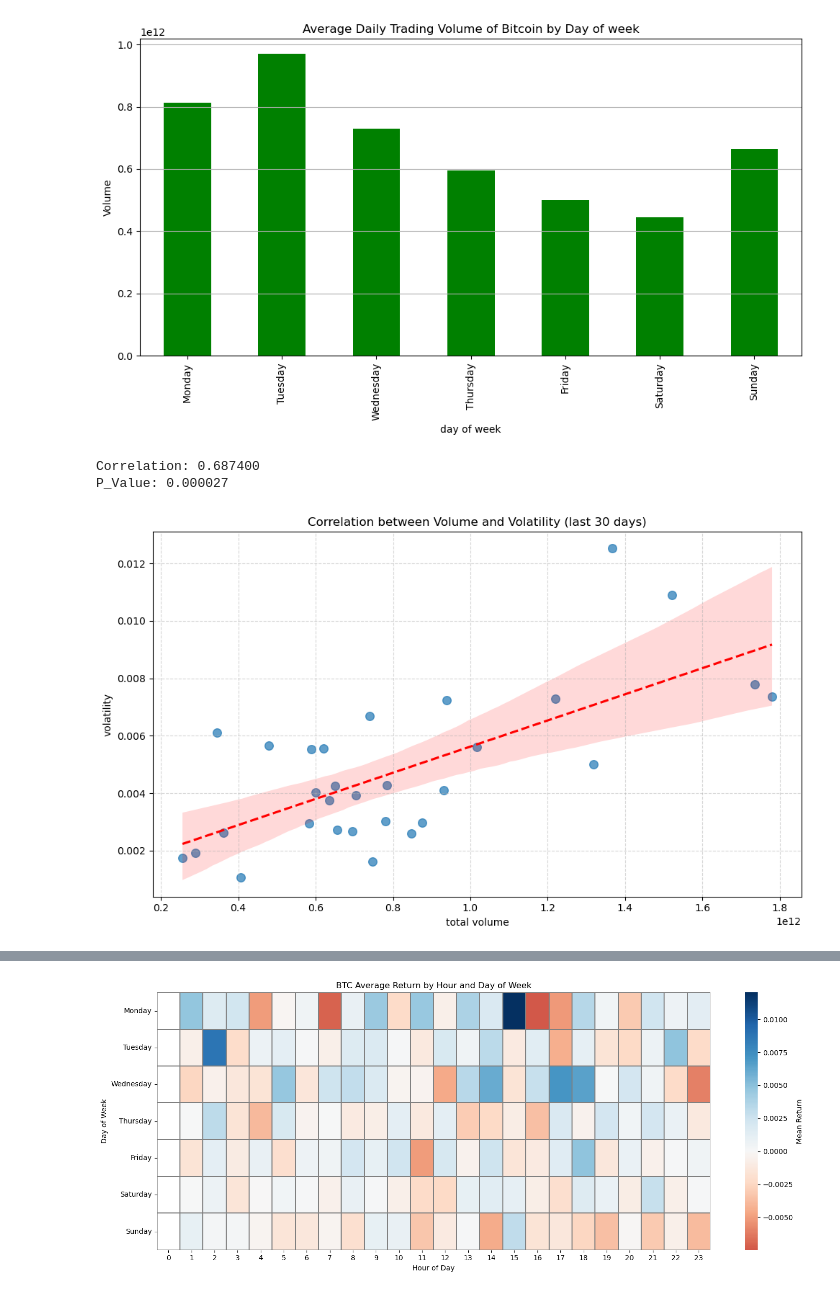
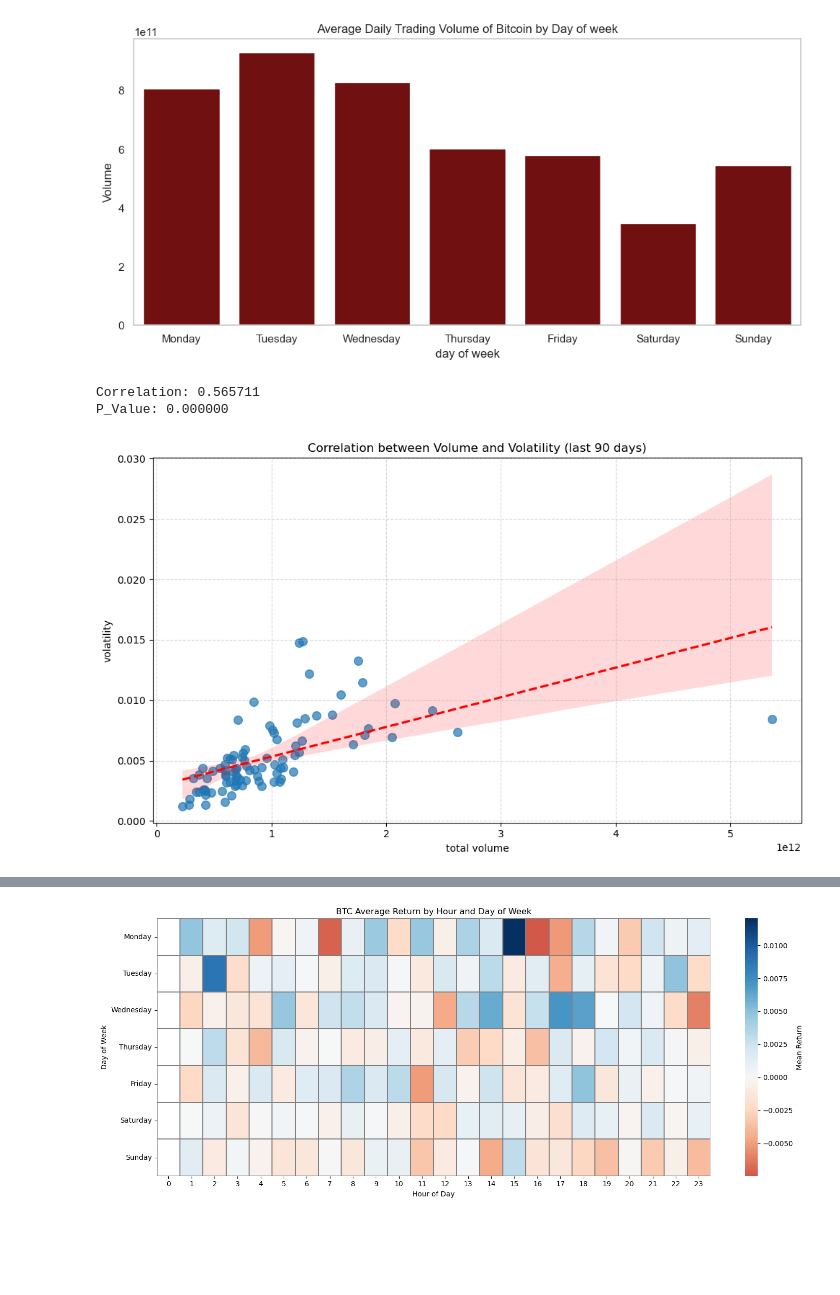
Before and after one commit to moyu1011-hka/hausarbeit-info2, a Jupyter notebook: test_coingecko_with_jupyter.ipynb, the cells around one changed output, grey strips where cells are left out. Saved outputs shown, nothing was run; the diff lists cells and outputs as text; code cells hidden in the pictures; blank space fills up the shorter version.

```diff
--- a/test_coingecko_with_jupyter.ipynb
+++ b/test_coingecko_with_jupyter.ipynb
@@ -8,6 +8,9 @@ from scipy.stats import pearsonr
 import seaborn as sns
 # %%
 #connecting api
+import sys
+sys.path.append('.')
+from api_key import API_KEY
 
 url = "https://api.coingecko.com/api/v3/coins/bitcoin/market_chart" #api end point
 
@@ -16,7 +19,7 @@ currency = 'usd'
 
 headers = {
     "accept": "application/json",
-    "x-cg-demo-api-key": "CG-XNGBRE1zynSYLPRSQhjN7n2v"
+    "x-cg-demo-api-key": API_KEY
 }
 
 params = {
@@ -125,15 +128,21 @@ volatility = prices['return'].std() # calculate standard deviation of these retu
 
 print(f'Volatility of Bitcoin for last 24 hours:{volatility:.4f}')
 
-prices['price'].plot(title=f'BTC Hourly Price on {day_to_analyse.date()}', figsize=(10,5))  # visualising price
+plt.figure(figsize=(10,5))
+sns.set_theme(style="whitegrid", palette="muted", font_scale=1)
+sns.lineplot(data=prices, x=prices.index, y='price', linewidth=2.5, marker='o', markersize=7, color='darkgreen') # visualising price
+plt.title(f'BTC Hourly Price on {day_to_analyse.date()}')
 plt.xlabel('Time')
 plt.ylabel('Price')
-plt.grid(True)
+plt.grid(True, linestyle = '--', alpha=0.5)
+plt.tight_layout()
 plt.show()
 
-prices['return'].plot(title=f'BTC Hourly Returns on {day_to_analyse.date()}',figsize=(10,5)) #visualising returns
+plt.figure(figsize=(12,6))
+sns.lineplot(data=prices, x=prices.index, y='return', linewidth=2.5, marker='o', markersize=7, color='olivedrab')
+plt.title(f'BTC Hourly Returns on {day_to_analyse.date()}')
 plt.xlabel('Time')
 plt.ylabel('Return')
-plt.grid(True)
+plt.grid(True,linestyle='--', alpha=0.5)
 plt.show()
 # %% [output]
@@ -143,19 +152,20 @@ Volatility of Bitcoin for last 24 hours:0.0015
 # %%
 #Weekly Volatility
 
-days = 30
+days = 90
 
 prices = load_bitcoin_prices(days)
 
 df = calculate_volatility(prices, days)
 
-grouped = df.groupby('weekday', observed=True)['volatility'].mean() # group calculated average volatilities by weekday
+grouped = df.groupby('weekday', observed=True)['volatility'].mean().reset_index() # group calculated average volatilities by weekday
 
+sns.set_theme(style='whitegrid', palette='bright', font_scale=1)
 plt.figure(figsize=(10,5))
-grouped.plot(kind='bar', color='red')
+sns.barplot(data=grouped, x='weekday',y='volatility', color='royalblue' )
 plt.title('Average Volatility of Bitcoin by Day of week')
-plt.xlabel('day of week')
-plt.ylabel('volatility (std dev of Returns)')
+plt.xlabel('Weekday')
+plt.ylabel('Volatility (std dev of Returns)')
 plt.grid(axis='y')
 plt.tight_layout()
 plt.show()
@@ -172,9 +182,12 @@ next_day = day_to_analyse + pd.Timedelta(days=1)
 total_volumes = volumes[(volumes.index >= day_to_analyse) & (volumes.index < next_day)]
 print(total_volumes)
 
-total_volumes['total_volume'].plot(title=f'BTC Hourly Total Volume on {day_to_analyse.date()}', figsize=(10,5))  # visualising price
+plt.figure(figsize=(10,5))
+sns.set_theme(style="whitegrid", palette="muted", font_scale=0.9)
+sns.lineplot(data=total_volumes, x=total_volumes.index, y='total_volume', linewidth=2.5, marker='o', markersize=7, color='midnightblue')
+plt.title(f'BTC Hourly Total Volume on {day_to_analyse.date()}')  # visualising price
 plt.xlabel('Time')
-plt.ylabel('total_volume')
+plt.ylabel('Total Volume')
 plt.grid(True)
 plt.show()
 # %% [output]
@@ -199,27 +209,29 @@ timestamp
 # %%
 #Weekly Total Volume
 
 days = 14
 
 volumes = load_bitcoin_volumes(days)
 
 df = calculate_volume(volumes,days)
 
-grouped = df.groupby('weekday', observed=True)['volume'].mean() # grouping and caclulating avg of volumes by weekday
+grouped = df.groupby('weekday', observed=True)['volume'].mean().reset_index() # grouping and caclulating avg of volumes by weekday
 
-grouped.plot(kind='bar', color='green',figsize=(10,6))
+sns.set_theme(style='whitegrid', palette='bright', font_scale=1)
+plt.figure(figsize=(10,5))
+sns.barplot(data=grouped, x='weekday',y='volume', color='maroon' )
 plt.title('Average Daily Trading Volume of Bitcoin by Day of week')
 plt.xlabel('day of week')
 plt.ylabel('Volume')
 plt.grid(axis='y')
 plt.tight_layout()
 plt.show()
 # %% [output]
-[figure, old version]
+[figure, new version]
 # %%
 #Correlation of Volume and Volatility
 
-days = 30
+days = 90
 
 response = requests.get(url, params=params, headers=headers)
 data = response.json()
@@ -253,9 +265,9 @@ corr , p_value = pearsonr(full_result['volume'], full_result['volatility'])
 print(f'Correlation: {corr:4f}')
 print(f'P_Value: {p_value:4f}')
 # %% [output]
-Correlation: 0.687400
-P_Value: 0.000027
+Correlation: 0.565711
+P_Value: 0.000000
-[figure, old version]
+[figure, new version]
 # %%
 #heatmap volume by hour and weekday
 
```
Also changed, not shown: parts of 10 cells of this notebook, 2 other files.
